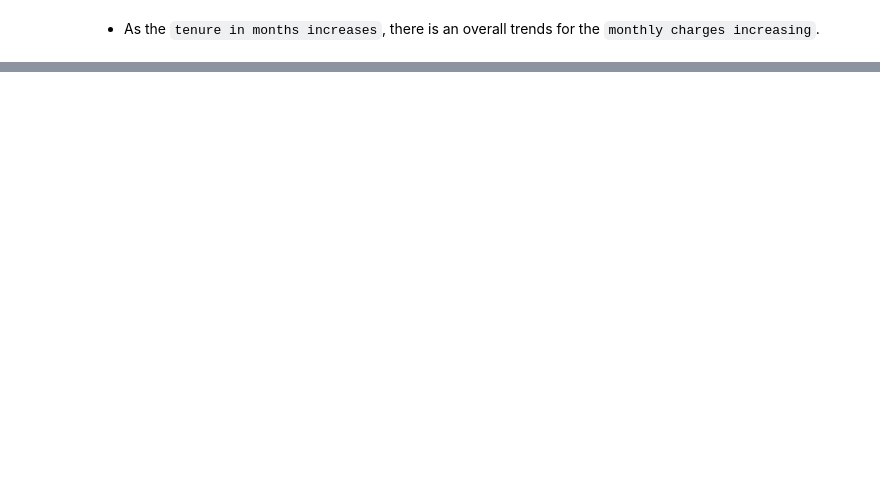
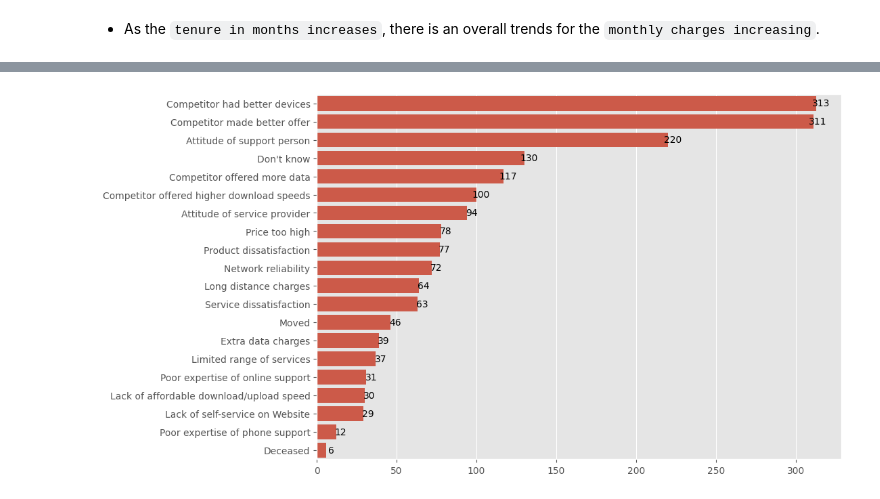
Before and after one commit to bhutto17/Telecom-Churn-Analysis, a Jupyter notebook: Telecom_Churn_Analysis.ipynb, the cells around one changed output, grey strips where cells are left out. Cells and saved outputs as stored; diff of their text form; code cells hidden in the pictures; blank space fills up the shorter version.

Commit message:
Analyze and visualize top churn reasons with count plot

```diff
--- a/Telecom_Churn_Analysis.ipynb
+++ b/Telecom_Churn_Analysis.ipynb
@@ -284,0 +292,14 @@ sns.lineplot(x='Tenure in Months',y='Monthly Charge', data=df)
+# %%
+churned = df.loc[df['Customer Status'] != 'Joined']
+# %%
+fig = plt.figure(figsize = (10, 7))
+ax = sns.countplot(data = churned, y = churned['Churn Reason'], order = churned['Churn Reason'].value_counts().index)
+ax.set(xlabel = None, ylabel = None)
+
+for p in ax.patches:
+    ax.annotate(f'{int(p.get_width())}', (p.get_width(), p.get_y() + p.get_height() / 2),
+                ha='center', va='center', xytext=(5, 0), textcoords='offset points')
+
+plt.show()
+# %% [output]
+[figure, added]
```
Also changed, not shown: parts of 3 cells of this notebook.
